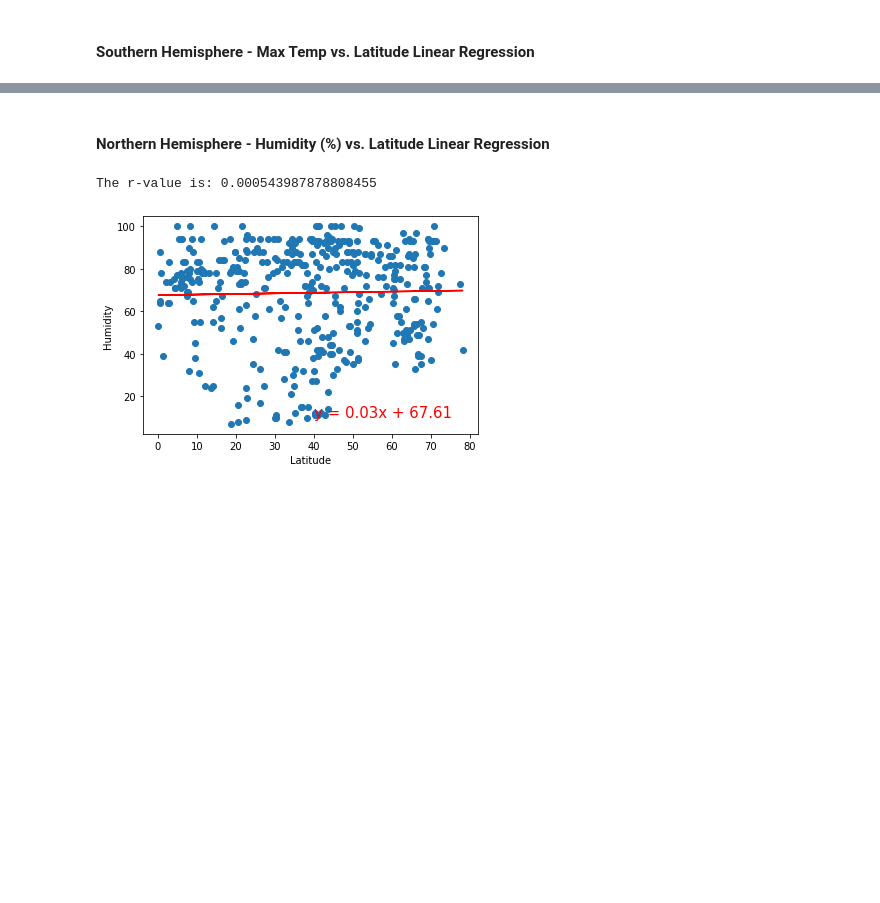
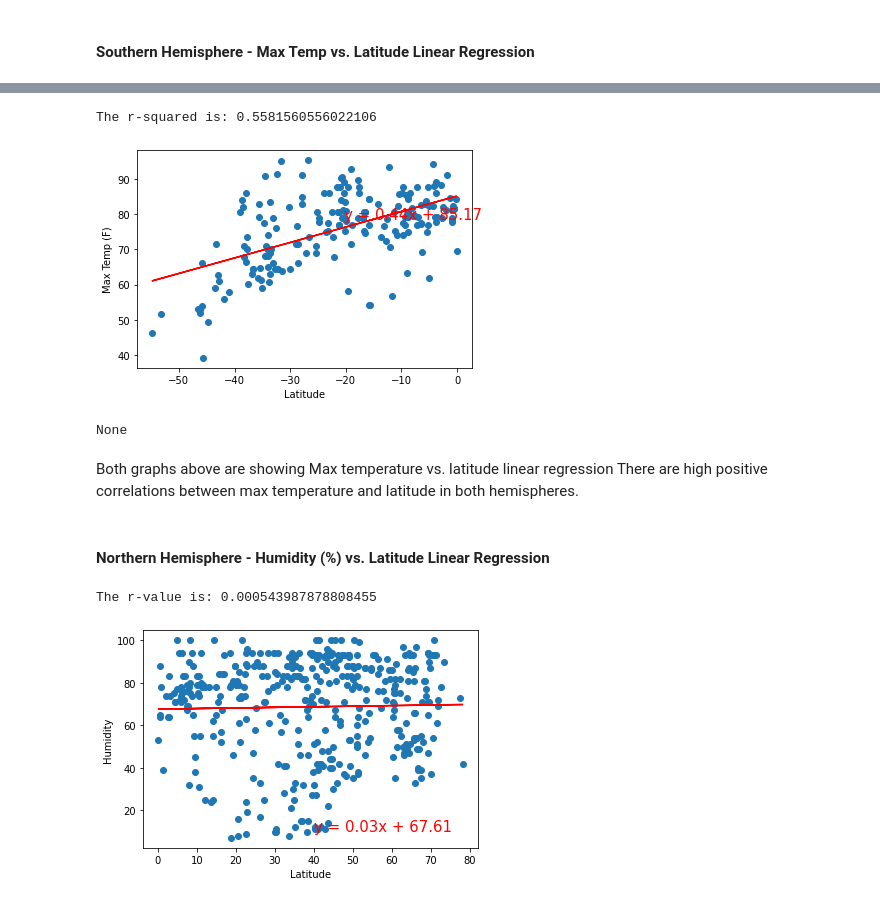
Before and after one commit to KGore12/python-api-challenge, a Jupyter notebook: WeatherPy/WeatherPy.ipynb, the cells around one changed output, grey strips where cells are left out. Cells and saved outputs as stored; diff of their text form; code cells hidden in the pictures; blank space fills up the shorter version.

```diff
--- a/WeatherPy/WeatherPy.ipynb
+++ b/WeatherPy/WeatherPy.ipynb
@@ -275,3 +288,17 @@ The r-value is: 0.6082708688906918
+# %%
+# Label x and y values of plot and print result for Southern Hemisphere - Max Temp vs. Latitude Linear Regression
+
+x_values = southern_hem_df["Lat"]
+y_values = southern_hem_df["Max Temp"]
+plt.ylabel("Max Temp (F)")
+print(linear_reg_plot(x_values,y_values))
+# %% [output]
+The r-squared is: 0.5581560556022106
+[figure, added]
+None
+# %% [markdown]
+Both graphs above are showing Max temperature vs. latitude linear regression
+There are high positive correlations between max temperature and latitude in both hemispheres.
 # %% [markdown]
 ####  Northern Hemisphere - Humidity (%) vs. Latitude Linear Regression
 # %%
```
Also changed, not shown: parts of 14 cells of this notebook.
